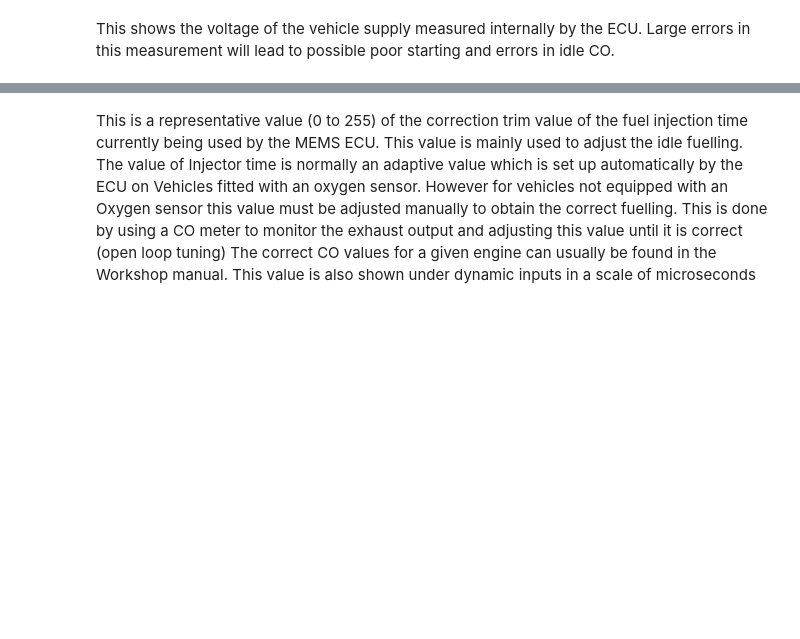
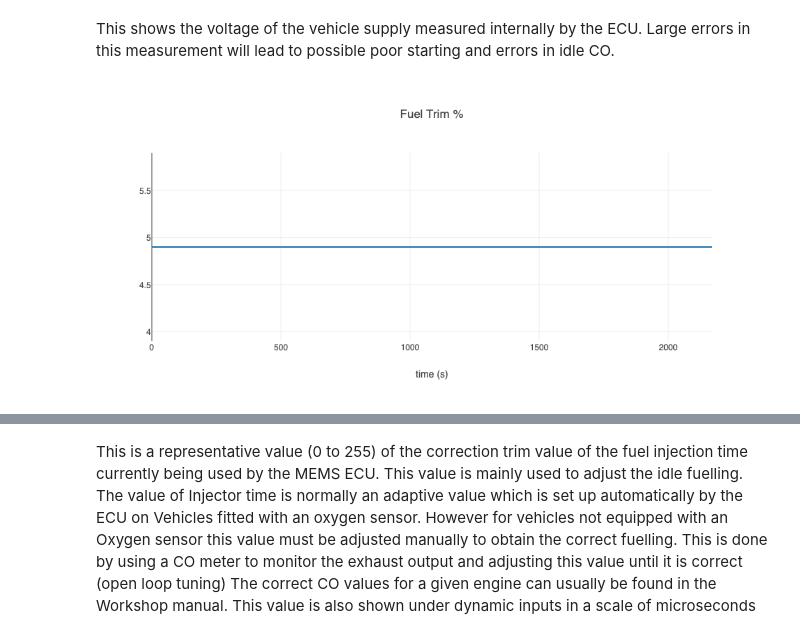
Before and after one commit to imaadhrizni/memsviewer, a Jupyter notebook: memsviewer.ipynb, the cells around one changed output, grey strips where cells are left out. Cells and saved outputs as stored; diff of their text form; code cells hidden in the pictures; blank space fills up the shorter version.

Commit message:
added fuel trim

```diff
--- a/memsviewer.ipynb
+++ b/memsviewer.ipynb
@@ -143,2 +142,6 @@ lr.display_graph(['battery_voltage'], 'Main Battery', 'Volts')
 # %% [markdown]
 This shows the voltage of the vehicle supply measured internally by the ECU. Large errors in this measurement will lead to possible poor starting and errors in idle CO.
+# %%
+lr.display_graph(['short_term_trim'], 'Fuel Trim %')
+# %% [output]
+[figure, added]
```
Also changed, not shown: parts of 22 cells of this notebook, 11 other files.
